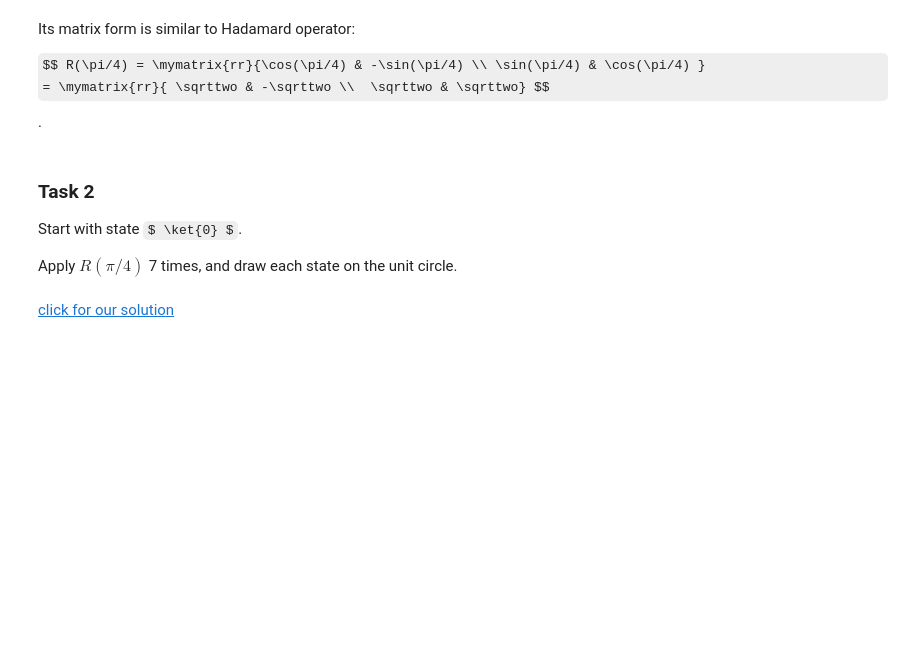
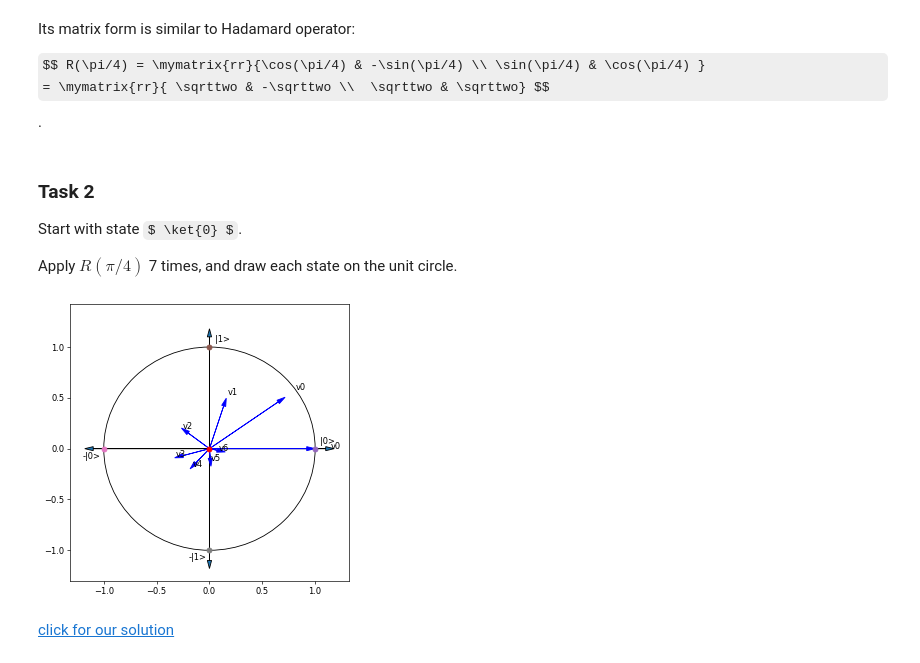
Before and after one commit to rana-elfakharany/NYUAD-QC-Course, a Jupyter notebook: bronze-qiskit/quantum-with-qiskit/Q44_Rotations.ipynb, the cells around one changed output. Drawn from its saved outputs; the diff is of its cells as text; code cells hidden in the pictures; some formulas as TeX source; blank space fills up the shorter version.

```diff
--- a/bronze-qiskit/quantum-with-qiskit/Q44_Rotations.ipynb
+++ b/bronze-qiskit/quantum-with-qiskit/Q44_Rotations.ipynb
@@ -111,21 +111,30 @@ Apply $ R(\pi/4) $ 7 times, and draw each state on the unit circle.
 # %%
 %run quantum.py
 
 draw_qubit()
 
 [x,y]=[1,0]
 
 draw_quantum_state(x,y,"v0")
 
 sqrttwo = 2**0.5
 oversqrttwo = 1/sqrttwo
 
 R = [ [oversqrttwo, -1*oversqrttwo], [oversqrttwo,oversqrttwo] ]
 
 #
 # your code is here
 #
 #
+
+for i in range(7):
+    x = R[0][0]*x + R[0][1]*y
+    y = R[1][0]*x + R[1][1]*y
+    draw_quantum_state(x,y,'v'+str(i))
+
+show_plt()
+# %% [output]
+[figure, added]
 # %% [markdown]
 <a href="Q44_Rotations_Solutions.ipynb#task2">click for our solution</a>
 # %% [markdown]
```
Also changed, not shown: parts of 8 cells of this notebook.
